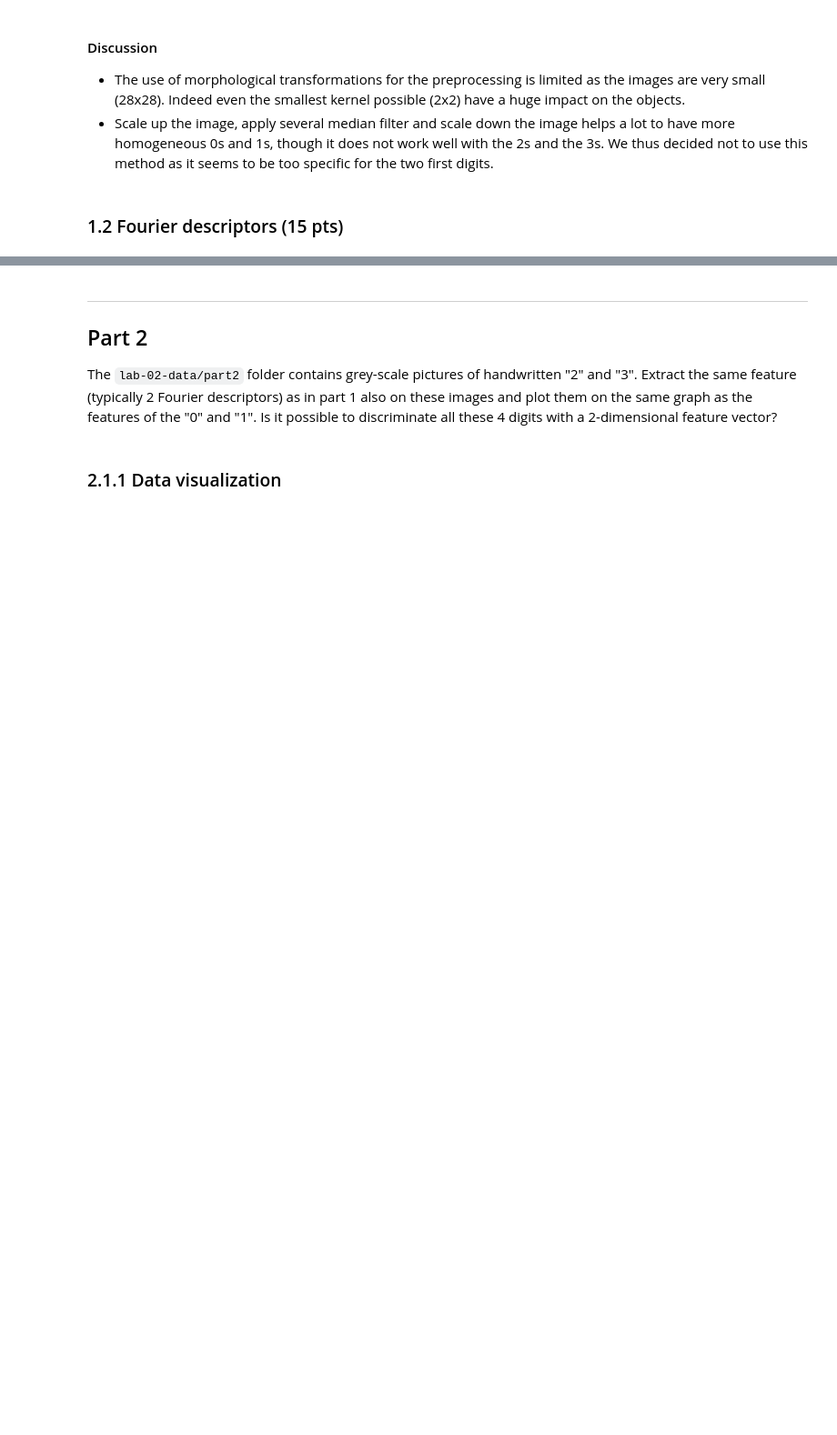
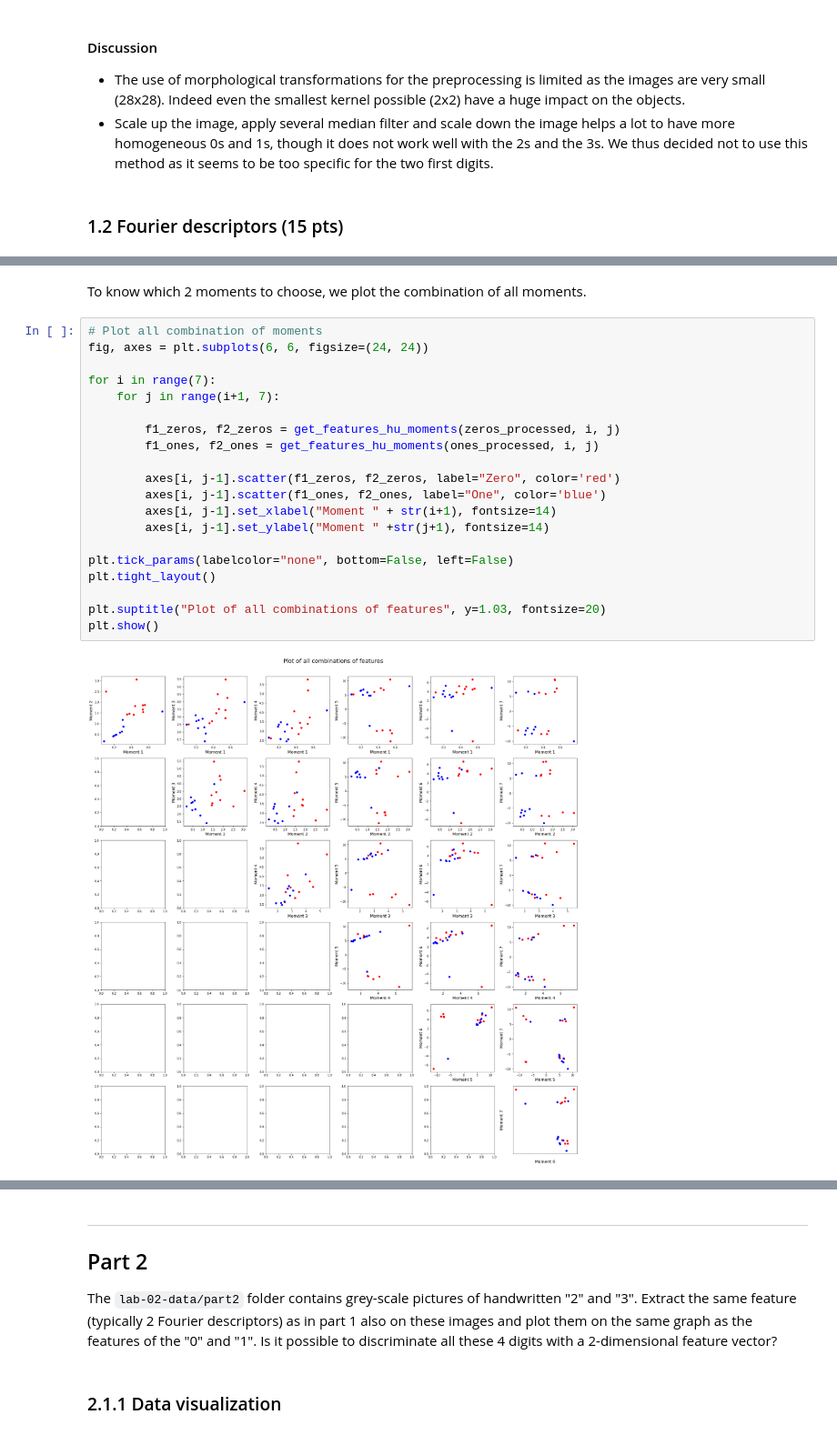
Before and after one commit to melina-chrys/IAPR-squad-lab, a Jupyter notebook: Lab2/lab_02_object_description.ipynb, the cells around one changed output, grey strips where cells are left out. Shown at 91% size. Cells and saved outputs as stored; diff of their text form; blank space fills up the shorter version.

```diff
--- a/Lab2/lab_02_object_description.ipynb
+++ b/Lab2/lab_02_object_description.ipynb
@@ -279,0 +381,24 @@ numpy.ndarray
+# %% [markdown]
+To know which 2 moments to choose, we plot the combination of all moments.
+# %%
+# Plot all combination of moments
+fig, axes = plt.subplots(6, 6, figsize=(24, 24))
+
+for i in range(7):
+    for j in range(i+1, 7):
+
+        f1_zeros, f2_zeros = get_features_hu_moments(zeros_processed, i, j)
+        f1_ones, f2_ones = get_features_hu_moments(ones_processed, i, j)
+
+        axes[i, j-1].scatter(f1_zeros, f2_zeros, label="Zero", color='red')
+        axes[i, j-1].scatter(f1_ones, f2_ones, label="One", color='blue')
+        axes[i, j-1].set_xlabel("Moment " + str(i+1), fontsize=14)
+        axes[i, j-1].set_ylabel("Moment " +str(j+1), fontsize=14)
+
+plt.tick_params(labelcolor="none", bottom=False, left=False)
+plt.tight_layout()
+
+plt.suptitle("Plot of all combinations of features", y=1.03, fontsize=20)
+plt.show()
+# %% [output]
+[figure, added]
```
Also changed, not shown: parts of 21 cells of this notebook.
